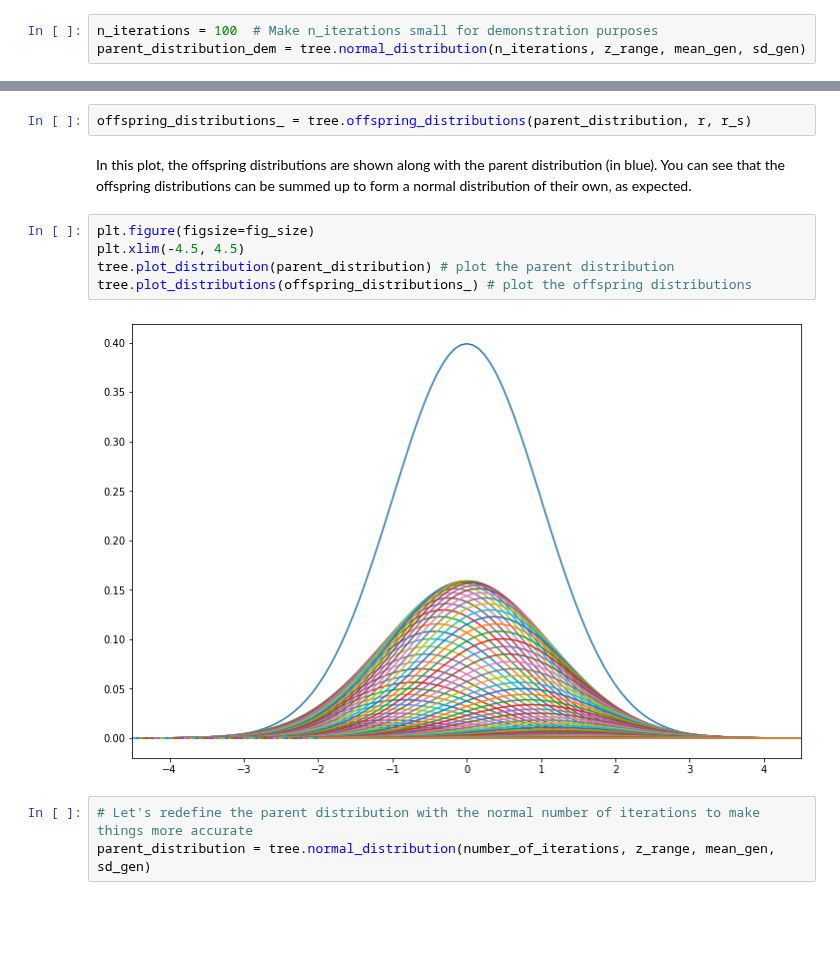
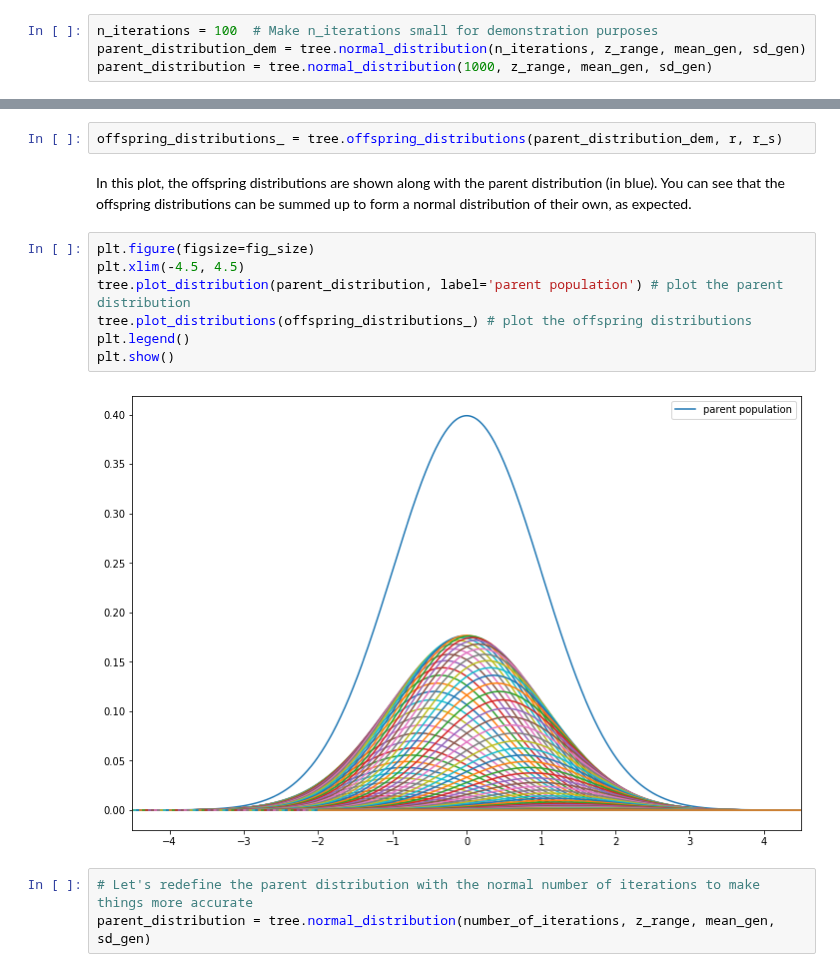
Before and after one commit to jessebmurray/polygenic, a Jupyter notebook: tree_project_explainer.ipynb, the cells around one changed output, grey strips where cells are left out. Saved outputs shown, nothing was run; the diff lists cells and outputs as text; blank space fills up the shorter version.

```diff
--- a/tree_project_explainer.ipynb
+++ b/tree_project_explainer.ipynb
@@ -159,4 +152,5 @@ Technical Notes:
 # %%
 n_iterations = 100  # Make n_iterations small for demonstration purposes
 parent_distribution_dem = tree.normal_distribution(n_iterations, z_range, mean_gen, sd_gen)
+parent_distribution = tree.normal_distribution(1000, z_range, mean_gen, sd_gen)
 # %%
@@ -258,17 +253,19 @@ Let's now make an offspring distribution for each of the parents in the parent_d
 Note that there are number_of_iterations number of parents and thus there are the same number of offspring
 distributions.
 # %%
-offspring_distributions_ = tree.offspring_distributions(parent_distribution, r, r_s)
+offspring_distributions_ = tree.offspring_distributions(parent_distribution_dem, r, r_s)
 # %% [markdown]
 In this plot, the offspring distributions are shown along with the parent distribution (in blue).
 You can see that the offspring distributions can be summed up to form a normal distribution of their own, as expected.
 # %%
 plt.figure(figsize=fig_size)
 plt.xlim(-4.5, 4.5)
-tree.plot_distribution(parent_distribution) # plot the parent distribution
+tree.plot_distribution(parent_distribution, label='parent population') # plot the parent distribution
 tree.plot_distributions(offspring_distributions_) # plot the offspring distributions
+plt.legend()
+plt.show()
 # %% [output]
-[figure, old version]
+[figure, new version]
 # %%
 # Let's redefine the parent distribution with the normal number of iterations to make things more accurate
 parent_distribution = tree.normal_distribution(number_of_iterations, z_range, mean_gen, sd_gen)
```
Also changed, not shown: parts of 12 cells of this notebook.
